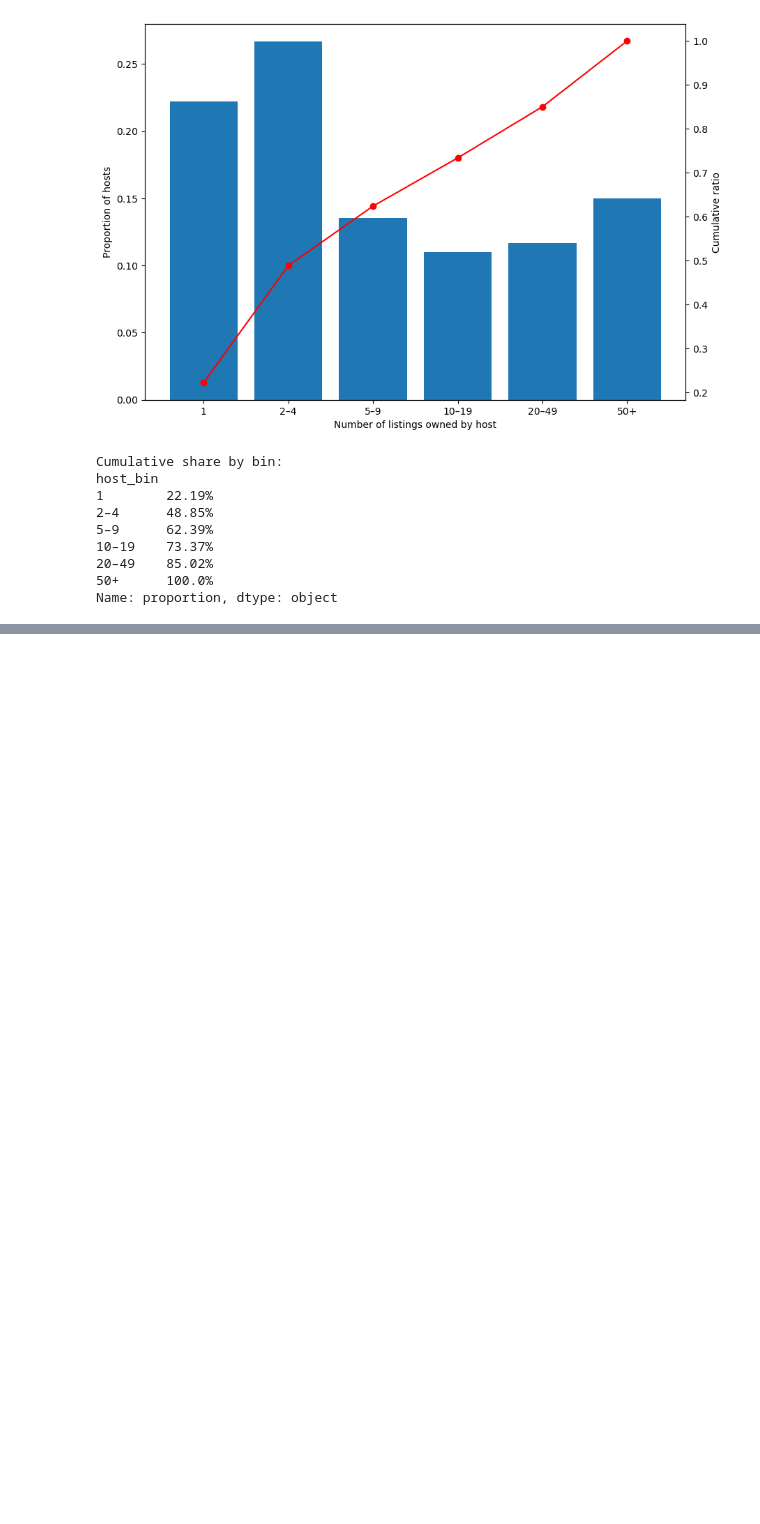
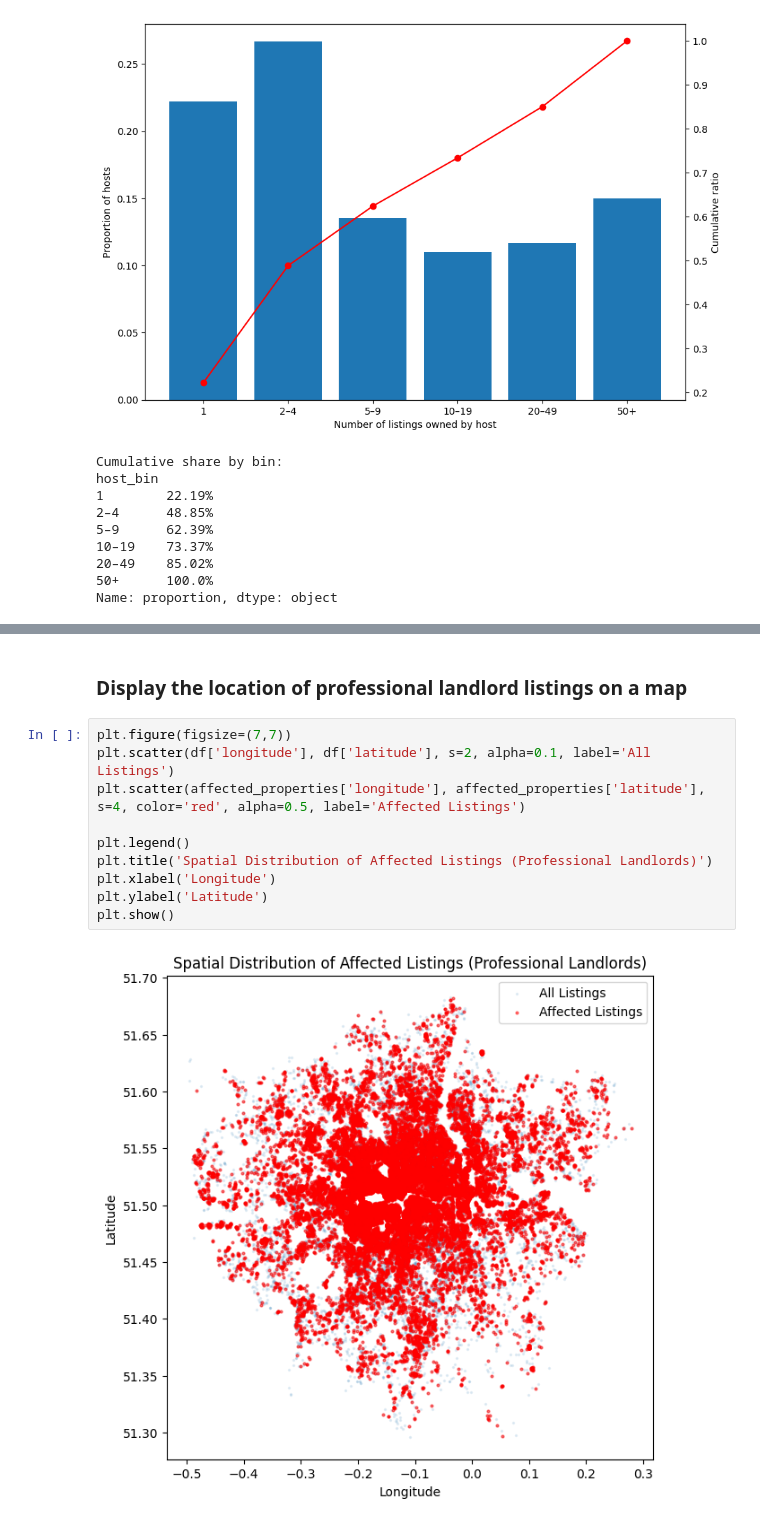
Before and after one commit to Levine-l/fsds-group, a Jupyter notebook: Group_project.ipynb, the cells around one changed output, grey strips where cells are left out. Saved outputs shown, nothing was run; the diff lists cells and outputs as text; blank space fills up the shorter version.

```diff
--- a/Group_project.ipynb
+++ b/Group_project.ipynb
@@ -300,0 +347,14 @@ Name: proportion, dtype: object
+# %% [markdown]
+### Display the location of professional landlord listings on a map
+# %%
+plt.figure(figsize=(7,7))
+plt.scatter(df['longitude'], df['latitude'], s=2, alpha=0.1, label='All Listings')
+plt.scatter(affected_properties['longitude'], affected_properties['latitude'], s=4, color='red', alpha=0.5, label='Affected Listings')
+
+plt.legend()
+plt.title('Spatial Distribution of Affected Listings (Professional Landlords)')
+plt.xlabel('Longitude')
+plt.ylabel('Latitude')
+plt.show()
+# %% [output]
+[figure, added]
```
Also changed, not shown: parts of 8 cells of this notebook.
